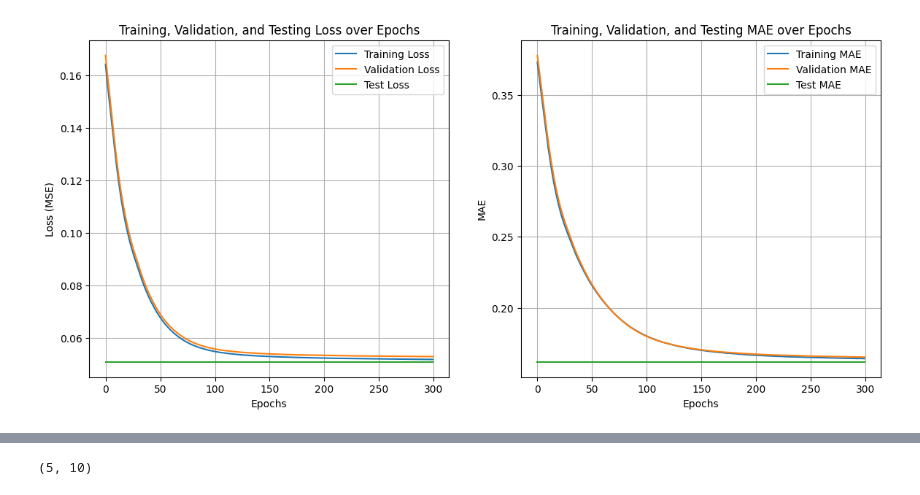
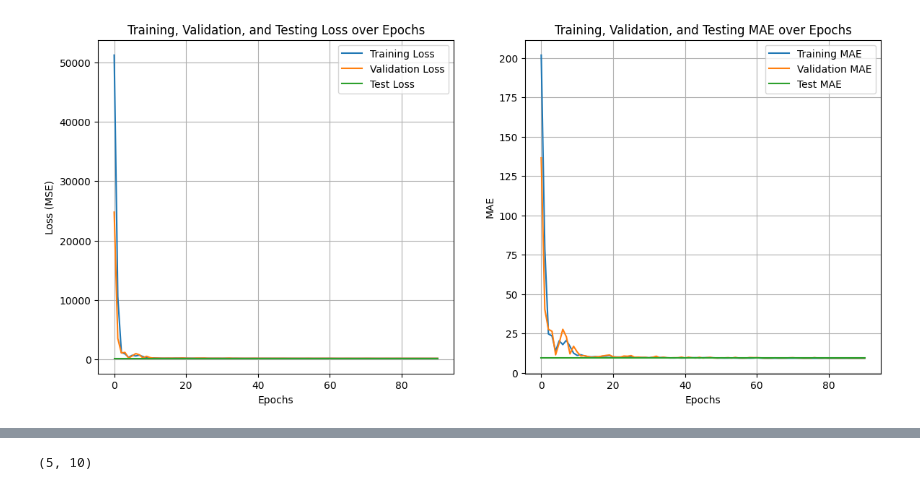
Before and after one commit to RiaTao/UNT-Thermography-24, a Jupyter notebook: Thermography-FNN-Larger-Data.ipynb, the cells around one changed output, grey strips where cells are left out. Saved outputs shown, nothing was run; the diff lists cells and outputs as text; code cells hidden in the pictures.

```diff
--- a/Thermography-FNN-Larger-Data.ipynb
+++ b/Thermography-FNN-Larger-Data.ipynb
@@ -120,36 +141,43 @@ model.add(Input(shape=(X_train.shape[1],)))
 #     # model.add(Dropout(0.3))
 
 for _ in range(3):
-    model.add(Dense(256, activation='leaky_relu'))
+    model.add(Dense(1024, activation='relu'))
+
+for _ in range(4):
+    model.add(Dense(512, activation='relu'))
     # model.add(BatchNormalization())
     # model.add(Dropout(0.2))
+for _ in range(5):
+    model.add(Dense(256, activation='relu'))
+
+for _ in range(5):
+    model.add(Dense(128, activation='relu'))
+
 for _ in range(4):
-    model.add(Dense(128, activation='leaky_relu'))
-
-for _ in range(3):
-    model.add(Dense(64, activation='leaky_relu'))
+    model.add(Dense(64, activation='relu'))
 
 # for _ in range(30):
 #     model.add(Dense(30, activation='leaky_relu', kernel_regularizer=l2(.00001)))
 
-model.add(Dense(50, activation='relu'))
+model.add(Dense(50, activation='linear'))
 
 
 # Compile the model
 rprop = RMSprop(learning_rate=0.001)
 adam = AdamW(learning_rate=0.001)
 sgd = SGD(learning_rate=0.0001)
-ada = Adagrad(learning_rate=.001)
-model.compile(optimizer=ada, loss='mse', metrics=['mae'])
+ada = Adagrad(learning_rate=.01)
+model.compile(optimizer=adam, loss='mse', metrics=['mae'])
 
 early_stopping = EarlyStopping(monitor='val_loss', patience=10, restore_best_weights=True)
 reduce_lr = ReduceLROnPlateau(monitor='val_loss', factor=0.5, patience=5, min_lr=1e-6)
+
 # Train the model
-history = model.fit(X_train, y_train, epochs=300, batch_size=32, validation_data=(X_val, y_val))#,
-                    # callbacks=[early_stopping, reduce_lr])
+history = model.fit(X_train, y_train, epochs=300, batch_size=128, validation_data=(X_val, y_val),
+                    callbacks=[early_stopping, reduce_lr])
 
 
-model.save('temperature_prediction.keras')
+# model.save('temperature_prediction.keras')
 # Print training metrics
 print(f"train_MSE: {history.history['loss'][-1]}")
 print(f"train_MAE: {history.history['mae'][-1]}")
@@ -213,4 +241,4 @@ test_MSE: 0.05089953541755676, test_MAE: 0.1618967205286026
-[figure, old version]
+[figure, new version]
 # %%
 # Make predictions on the test set
 y_pred = model.predict(X_test)
```
Also changed, not shown: parts of 13 cells of this notebook.
